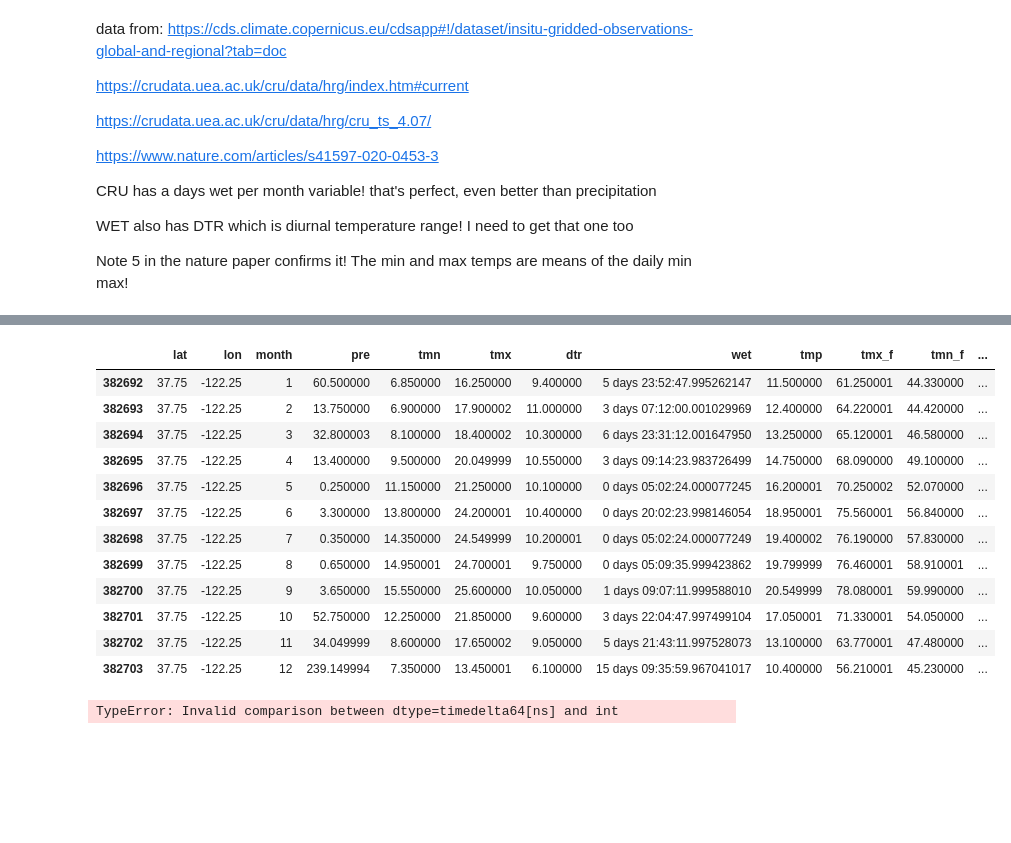
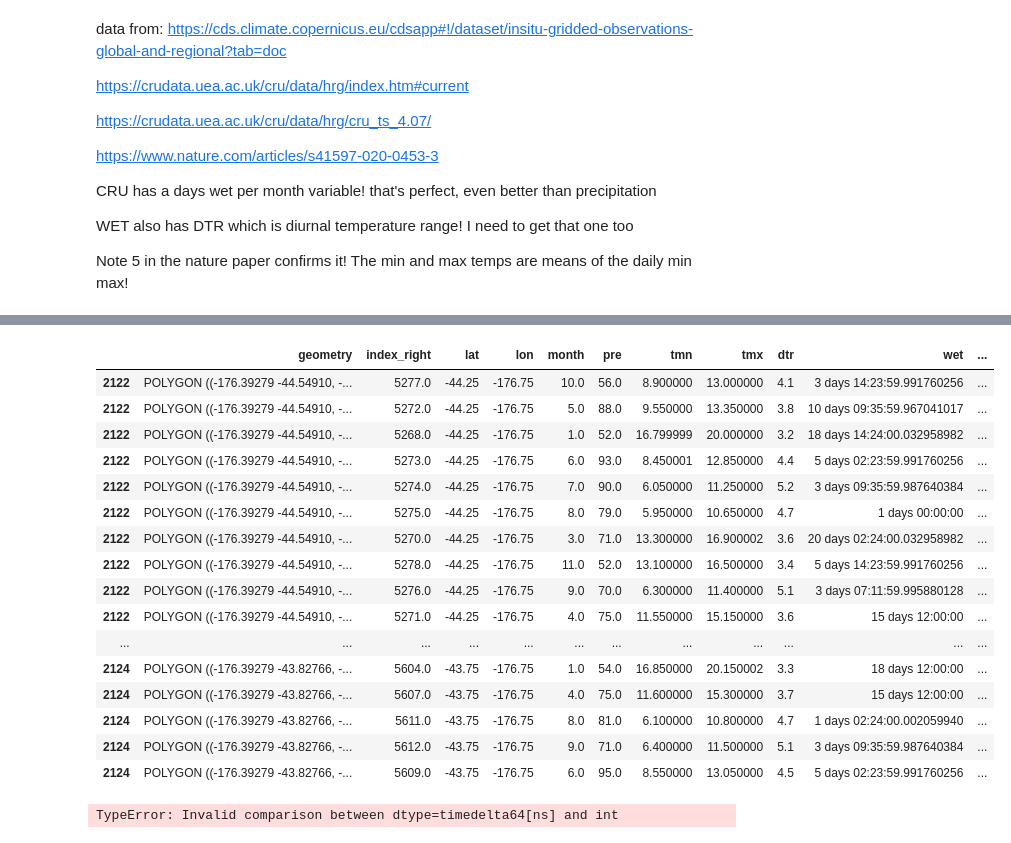
Before and after one commit to ShreyanSen/statistics_cookbook, a Jupyter notebook: geospatial/travel_map.ipynb, the cells around one changed output, grey strips where cells are left out. Cells and saved outputs as stored; diff of their text form; code cells hidden in the pictures; blank space fills up the shorter version.

Commit message:
snap points to polys

```diff
--- a/geospatial/travel_map.ipynb
+++ b/geospatial/travel_map.ipynb
@@ -32,6 +33,8 @@ class TravelMap:
 
         self.load_data(data_dir)
         self.process_data()
+        self.gen_global_grid()
+        self.fill_global_grid()
         self.queried_dfs = []
 
     def load_data(self, data_dir):
@@ -63,6 +66,31 @@ class TravelMap:
         self.global_df['month'] = self.global_df['time'].dt.month
         self.global_df_monthly = self.global_df.drop(['time'],axis=1).groupby(['lat','lon','month']).mean().reset_index()
 
+        self.global_monthly_gdf = gpd.GeoDataFrame(
+            self.global_df_monthly, geometry=gpd.points_from_xy(self.global_df_monthly.lon, self.global_df_monthly.lat), crs="EPSG:4326"
+        )
+
+    def gen_global_grid(self, N_BOXES = 500):
+        #BOXES = 500
+        a, b, c, d = (-180.0, -90.0, 180.0, 90.0) # global bounds
+        # TODO: it's not number of boxes! actually the num boxes is (N_BOXES-1)**2. instead need to specify coordinate fineness and
+        # write a function that goes from there
+        gdf_grid = gpd.GeoDataFrame(
+            geometry=[
+                shapely.geometry.box(minx, miny, maxx, maxy)
+                for minx, maxx in zip(np.linspace(a, c, 361)[:-1], np.linspace(a, c, 361)[1:])
+                for miny, maxy in zip(np.linspace(b, d, 181)[:-1], np.linspace(b, d, 181)[1:])
+            ],
+            crs="epsg:4326",
+        )
+        self.global_grid_frame = gdf_grid
+
+    def fill_global_grid(self):
+        """
+        manually verified that on the 1 degree fill this doesn't drop rows in global_monthly_gdf meaning we use all our data when we
+        snap it from points to gridded polygons
+        """
+        self.global_grid_data = gpd.sjoin(self.global_grid_frame, self.global_monthly_gdf, how='left')
     def massage_data(self, data_dir):
 
         datafiles = os.listdir(data_dir)
@@ -118,17 +286,25 @@ my_map.global_df_monthly
+# %%
+new_gdf = gpd.sjoin(my_map.global_grid_gdf, my_map.global_monthly_gdf, how='left')
+# %%
+new_gdf.dropna().sort_values('geometry').iloc[0:20]
+# %% [output]
+|  | geometry | index_right | lat | lon | month | pre | tmn | tmx | dtr | wet | ... |
+| 2122 | POLYGON ((-176.39279 -44.54910, -... | 5277.0 | -44.25 | -176.75 | 10.0 | 56.0 | 8.900000 | 13.000000 | 4.1 | 3 days 14:23:59.991760256 | ... |
+| 2122 | POLYGON ((-176.39279 -44.54910, -... | 5272.0 | -44.25 | -176.75 | 5.0 | 88.0 | 9.550000 | 13.350000 | 3.8 | 10 days 09:35:59.967041017 | ... |
+| 2122 | POLYGON ((-176.39279 -44.54910, -... | 5268.0 | -44.25 | -176.75 | 1.0 | 52.0 | 16.799999 | 20.000000 | 3.2 | 18 days 14:24:00.032958982 | ... |
+| 2122 | POLYGON ((-176.39279 -44.54910, -... | 5273.0 | -44.25 | -176.75 | 6.0 | 93.0 | 8.450001 | 12.850000 | 4.4 | 5 days 02:23:59.991760256 | ... |
+| 2122 | POLYGON ((-176.39279 -44.54910, -... | 5274.0 | -44.25 | -176.75 | 7.0 | 90.0 | 6.050000 | 11.250000 | 5.2 | 3 days 09:35:59.987640384 | ... |
+| 2122 | POLYGON ((-176.39279 -44.54910, -... | 5275.0 | -44.25 | -176.75 | 8.0 | 79.0 | 5.950000 | 10.650000 | 4.7 | 1 days 00:00:00 | ... |
+| 2122 | POLYGON ((-176.39279 -44.54910, -... | 5270.0 | -44.25 | -176.75 | 3.0 | 71.0 | 13.300000 | 16.900002 | 3.6 | 20 days 02:24:00.032958982 | ... |
+| 2122 | POLYGON ((-176.39279 -44.54910, -... | 5278.0 | -44.25 | -176.75 | 11.0 | 52.0 | 13.100000 | 16.500000 | 3.4 | 5 days 14:23:59.991760256 | ... |
+| 2122 | POLYGON ((-176.39279 -44.54910, -... | 5276.0 | -44.25 | -176.75 | 9.0 | 70.0 | 6.300000 | 11.400000 | 5.1 | 3 days 07:11:59.995880128 | ... |
+| 2122 | POLYGON ((-176.39279 -44.54910, -... | 5271.0 | -44.25 | -176.75 | 4.0 | 75.0 | 11.550000 | 15.150000 | 3.6 | 15 days 12:00:00 | ... |
+| ... | ... | ... | ... | ... | ... | ... | ... | ... | ... | ... | ... |
+| 2124 | POLYGON ((-176.39279 -43.82766, -... | 5604.0 | -43.75 | -176.75 | 1.0 | 54.0 | 16.850000 | 20.150002 | 3.3 | 18 days 12:00:00 | ... |
+| 2124 | POLYGON ((-176.39279 -43.82766, -... | 5607.0 | -43.75 | -176.75 | 4.0 | 75.0 | 11.600000 | 15.300000 | 3.7 | 15 days 12:00:00 | ... |
+| 2124 | POLYGON ((-176.39279 -43.82766, -... | 5611.0 | -43.75 | -176.75 | 8.0 | 81.0 | 6.100000 | 10.800000 | 4.7 | 1 days 02:24:00.002059940 | ... |
+| 2124 | POLYGON ((-176.39279 -43.82766, -... | 5612.0 | -43.75 | -176.75 | 9.0 | 71.0 | 6.400000 | 11.500000 | 5.1 | 3 days 09:35:59.987640384 | ... |
+| 2124 | POLYGON ((-176.39279 -43.82766, -... | 5609.0 | -43.75 | -176.75 | 6.0 | 95.0 | 8.550000 | 13.050000 | 4.5 | 5 days 02:23:59.991760256 | ... |
 # %%
-my_map.queried_dfs[0]['df']
+#my_map.queried_dfs[0]['df']
-# %% [output]
-|  | lat | lon | month | pre | tmn | tmx | dtr | wet | tmp | tmx_f | tmn_f | ... |
-| 382692 | 37.75 | -122.25 | 1 | 60.500000 | 6.850000 | 16.250000 | 9.400000 | 5 days 23:52:47.995262147 | 11.500000 | 61.250001 | 44.330000 | ... |
-| 382693 | 37.75 | -122.25 | 2 | 13.750000 | 6.900000 | 17.900002 | 11.000000 | 3 days 07:12:00.001029969 | 12.400000 | 64.220001 | 44.420000 | ... |
-| 382694 | 37.75 | -122.25 | 3 | 32.800003 | 8.100000 | 18.400002 | 10.300000 | 6 days 23:31:12.001647950 | 13.250000 | 65.120001 | 46.580000 | ... |
-| 382695 | 37.75 | -122.25 | 4 | 13.400000 | 9.500000 | 20.049999 | 10.550000 | 3 days 09:14:23.983726499 | 14.750000 | 68.090000 | 49.100000 | ... |
-| 382696 | 37.75 | -122.25 | 5 | 0.250000 | 11.150000 | 21.250000 | 10.100000 | 0 days 05:02:24.000077245 | 16.200001 | 70.250002 | 52.070000 | ... |
-| 382697 | 37.75 | -122.25 | 6 | 3.300000 | 13.800000 | 24.200001 | 10.400000 | 0 days 20:02:23.998146054 | 18.950001 | 75.560001 | 56.840000 | ... |
-| 382698 | 37.75 | -122.25 | 7 | 0.350000 | 14.350000 | 24.549999 | 10.200001 | 0 days 05:02:24.000077249 | 19.400002 | 76.190000 | 57.830000 | ... |
-| 382699 | 37.75 | -122.25 | 8 | 0.650000 | 14.950001 | 24.700001 | 9.750000 | 0 days 05:09:35.999423862 | 19.799999 | 76.460001 | 58.910001 | ... |
-| 382700 | 37.75 | -122.25 | 9 | 3.650000 | 15.550000 | 25.600000 | 10.050000 | 1 days 09:07:11.999588010 | 20.549999 | 78.080001 | 59.990000 | ... |
-| 382701 | 37.75 | -122.25 | 10 | 52.750000 | 12.250000 | 21.850000 | 9.600000 | 3 days 22:04:47.997499104 | 17.050001 | 71.330001 | 54.050000 | ... |
-| 382702 | 37.75 | -122.25 | 11 | 34.049999 | 8.600000 | 17.650002 | 9.050000 | 5 days 21:43:11.997528073 | 13.100000 | 63.770001 | 47.480000 | ... |
-| 382703 | 37.75 | -122.25 | 12 | 239.149994 | 7.350000 | 13.450001 | 6.100000 | 15 days 09:35:59.967041017 | 10.400000 | 56.210001 | 45.230000 | ... |
 # %%
```
Also changed, not shown: parts of 24 cells of this notebook.
